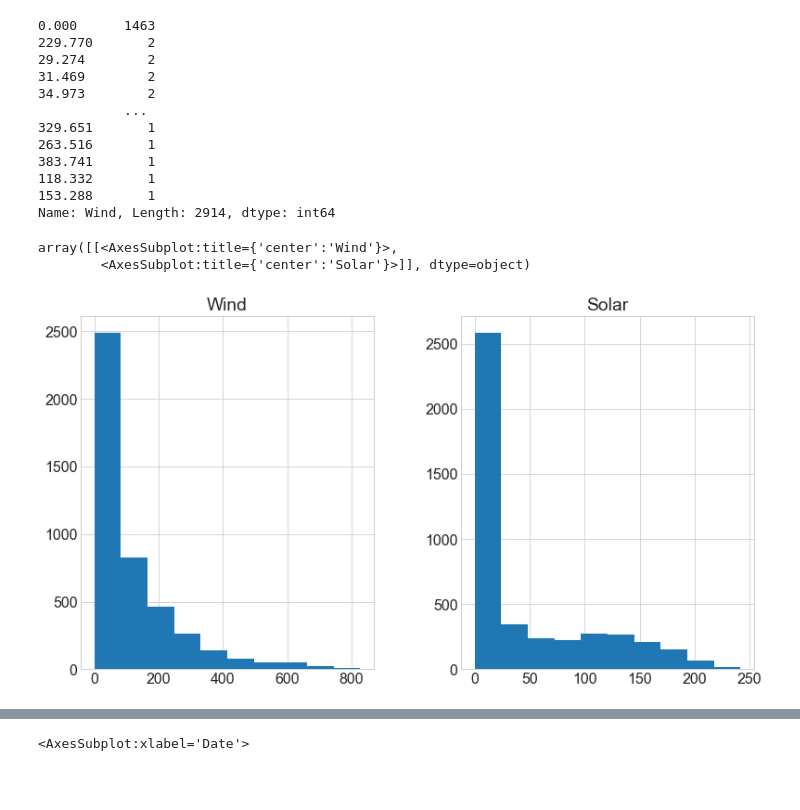
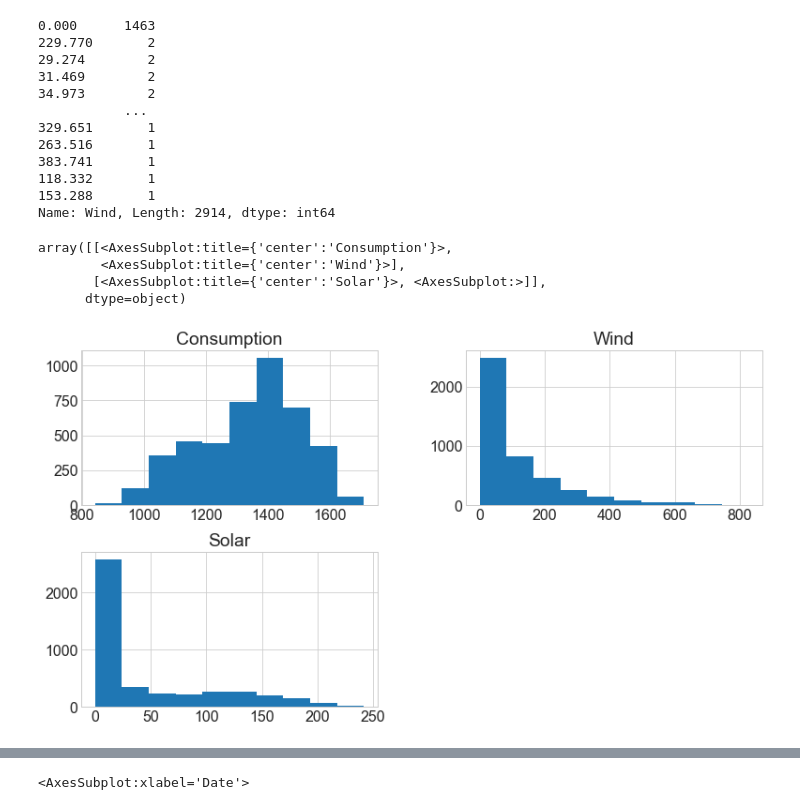
Before and after one commit to Jared-Godar/time-series-exercises, a Jupyter notebook: explore_exercises.ipynb, the cells around one changed output, grey strips where cells are left out. Saved outputs shown, nothing was run; the diff lists cells and outputs as text; code cells hidden in the pictures; blank space fills up the shorter version.

```diff
--- a/explore_exercises.ipynb
+++ b/explore_exercises.ipynb
@@ -140,8 +140,10 @@ df.Wind.value_counts()
 153.288       1
 Name: Wind, Length: 2914, dtype: int64
 # %%
-df[['Wind', 'Solar']].hist()
+df[['Consumption', 'Wind', 'Solar']].hist()
 # %% [output]
-array([[<AxesSubplot:title={'center':'Wind'}>,
-        <AxesSubplot:title={'center':'Solar'}>]], dtype=object)
+array([[<AxesSubplot:title={'center':'Consumption'}>,
+        <AxesSubplot:title={'center':'Wind'}>],
+       [<AxesSubplot:title={'center':'Solar'}>, <AxesSubplot:>]],
+      dtype=object)
-[figure, old version]
+[figure, new version]
```
Also changed, not shown: parts of 41 cells of this notebook.
